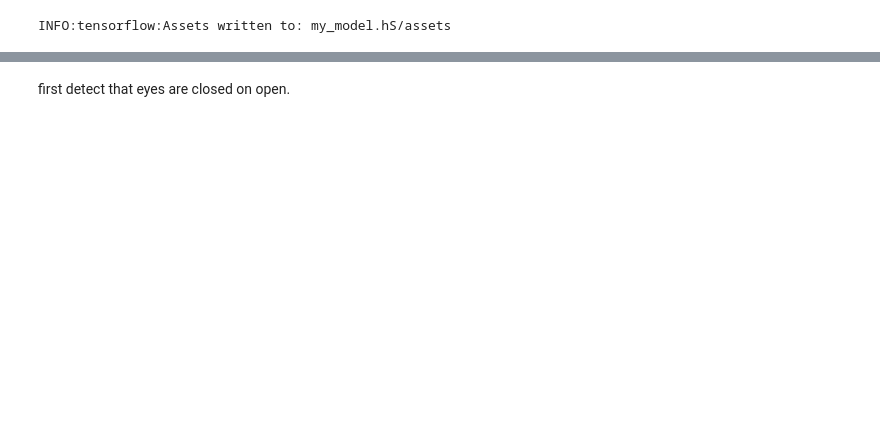
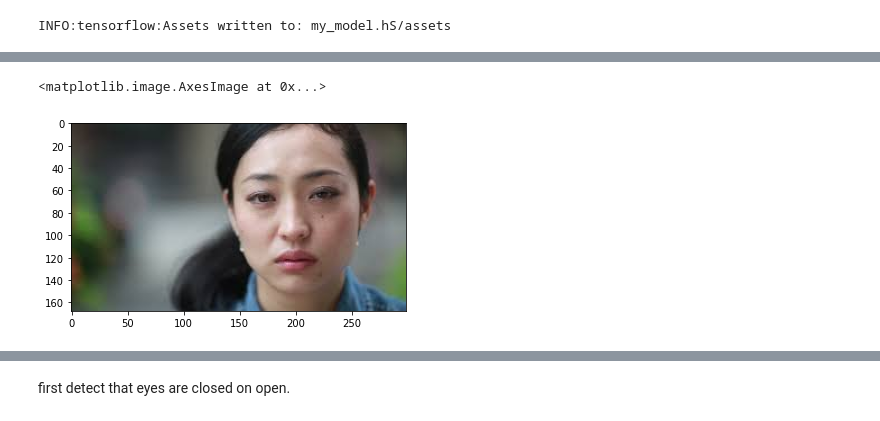
Before and after one commit to initiatorvaibhav/ArrayDemo, a Jupyter notebook: Untitled23.ipynb, the cells around one changed output, grey strips where cells are left out. Drawn from its saved outputs; the diff is of its cells as text; code cells hidden in the pictures; blank space fills up the shorter version.

```diff
--- a/Untitled23.ipynb
+++ b/Untitled23.ipynb
@@ -200,4 +199,7 @@ prediction
 # %%
 img = cv2.imread('sad_women.jpg')
 # %%
-plt.imshow(cv2.cvtColor(img, cv2.COLOR_BGR2RGB)
+plt.imshow(cv2.cvtColor(img, cv2.COLOR_BGR2RGB))
+# %% [output]
+<matplotlib.image.AxesImage at 0x...>
+[figure, added]
```
Also changed, not shown: parts of 21 cells of this notebook.
